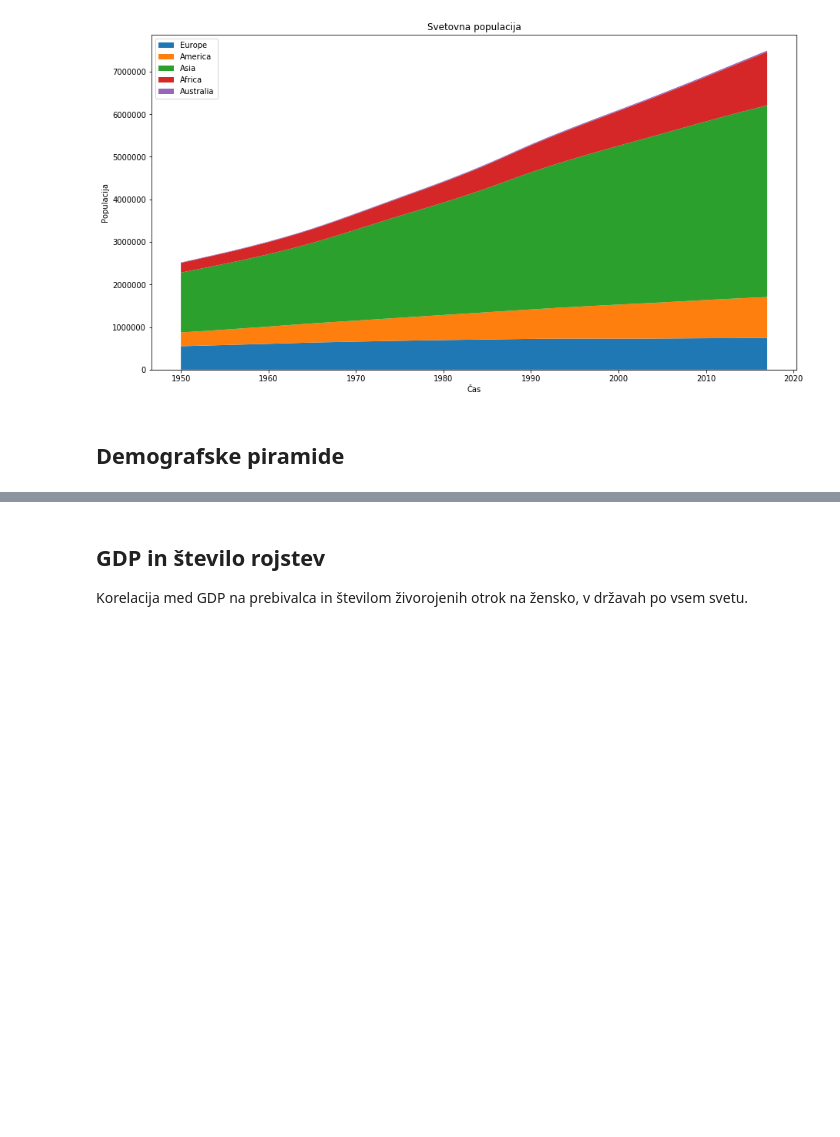
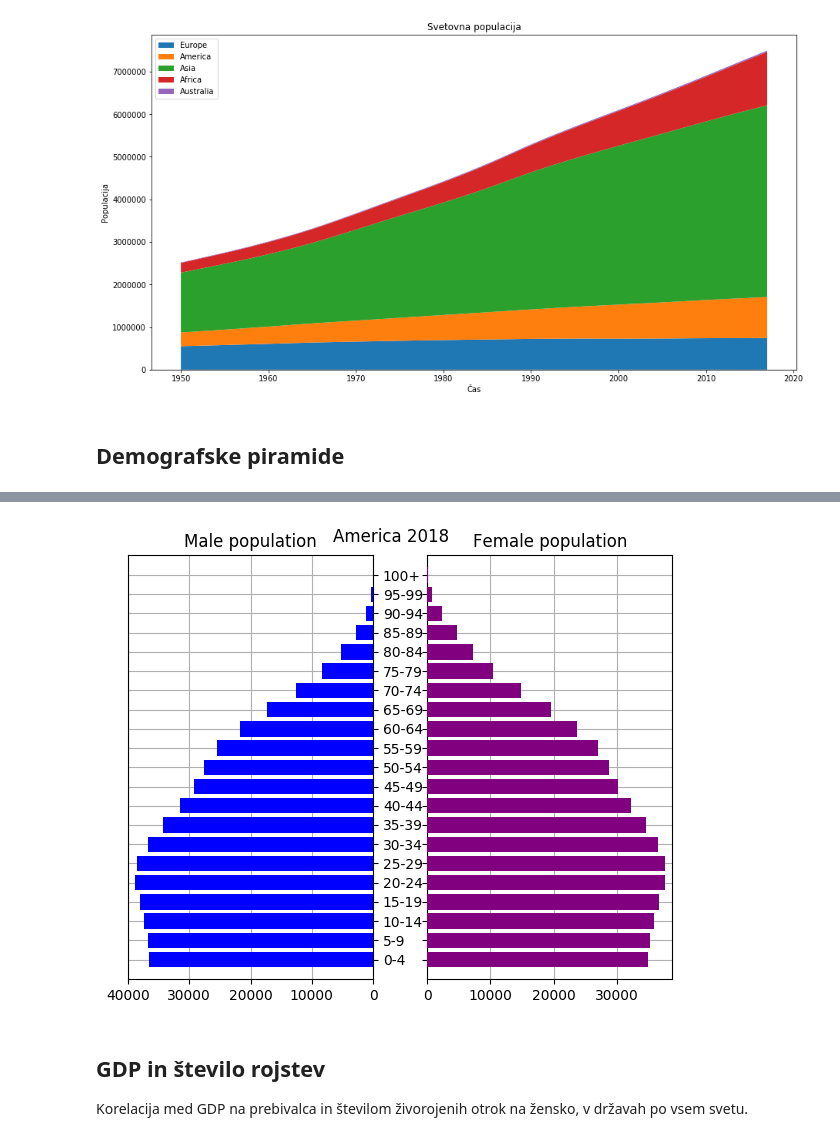
Before and after one commit to MaticSincek/PR18JJMSTB, a Jupyter notebook: vmesno-poročilo.ipynb, the cells around one changed output, grey strips where cells are left out. Cells and saved outputs as stored; diff of their text form; code cells hidden in the pictures; blank space fills up the shorter version.

```diff
--- a/vmesno-poročilo.ipynb
+++ b/vmesno-poročilo.ipynb
@@ -124,3 +124,7 @@ ageGroupVisualisation("WPP2017_PopulationByAgeSex_Medium.csv", 2018, "Europe")
+# %%
+ageGroupVisualisation("WPP2017_PopulationByAgeSex_Medium.csv", 2018, "America")
+# %% [output]
+[figure, added]
 # %% [markdown]
 <h2>GDP in število rojstev</h2>
 Korelacija med GDP na prebivalca in številom živorojenih otrok na žensko, v državah po vsem svetu.
```
Also changed, not shown: parts of 4 cells of this notebook.
